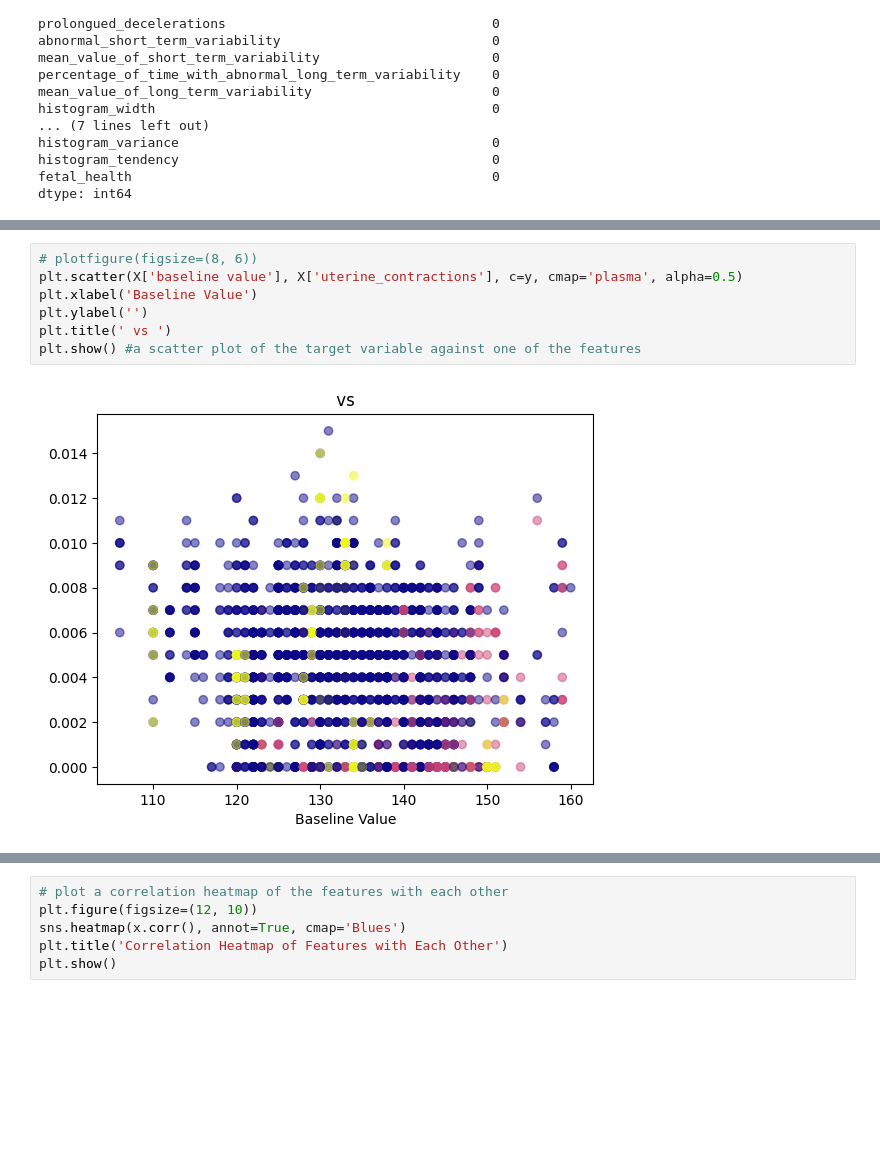
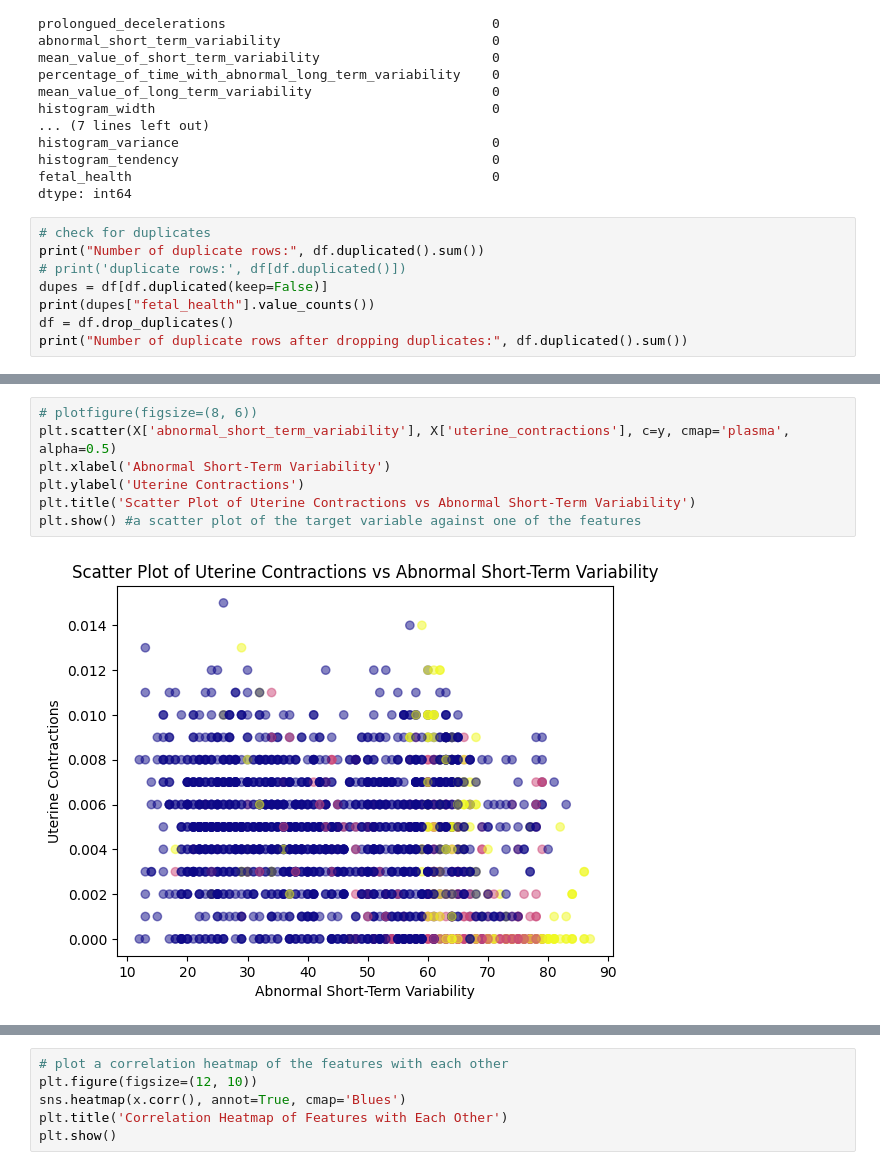
Before and after one commit to Bakwowi/Fetal-Health-Classification, a Jupyter notebook: script.ipynb, the cells around one changed output, grey strips where cells are left out. Drawn from its saved outputs; the diff is of its cells as text; blank space fills up the shorter version.

```diff
--- a/script.ipynb
+++ b/script.ipynb
@@ -60,3 +62,11 @@ histogram_variance                                        0
 histogram_tendency                                        0
 fetal_health                                              0
 dtype: int64
+# %%
+# check for duplicates
+print("Number of duplicate rows:", df.duplicated().sum())
+# print('duplicate rows:', df[df.duplicated()])
+dupes = df[df.duplicated(keep=False)]
+print(dupes["fetal_health"].value_counts())
+df = df.drop_duplicates()
+print("Number of duplicate rows after dropping duplicates:", df.duplicated().sum())
@@ -90,12 +132,12 @@ plt.show() #a scatter plot of the target variable against one of the features
 # %%
 # plotfigure(figsize=(8, 6))
-plt.scatter(X['baseline value'], X['uterine_contractions'], c=y, cmap='plasma', alpha=0.5)
-plt.xlabel('Baseline Value')
-plt.ylabel('')
-plt.title(' vs ')
+plt.scatter(X['abnormal_short_term_variability'], X['uterine_contractions'], c=y, cmap='plasma', alpha=0.5)
+plt.xlabel('Abnormal Short-Term Variability')
+plt.ylabel('Uterine Contractions')
+plt.title('Scatter Plot of Uterine Contractions vs Abnormal Short-Term Variability')
 plt.show() #a scatter plot of the target variable against one of the features
 # %% [output]
-[figure, old version]
+[figure, new version]
 # %%
 print(len(df))
 x = df.drop(columns=['fetal_health'])
```
Also changed, not shown: parts of 23 cells of this notebook, 30 other files.
